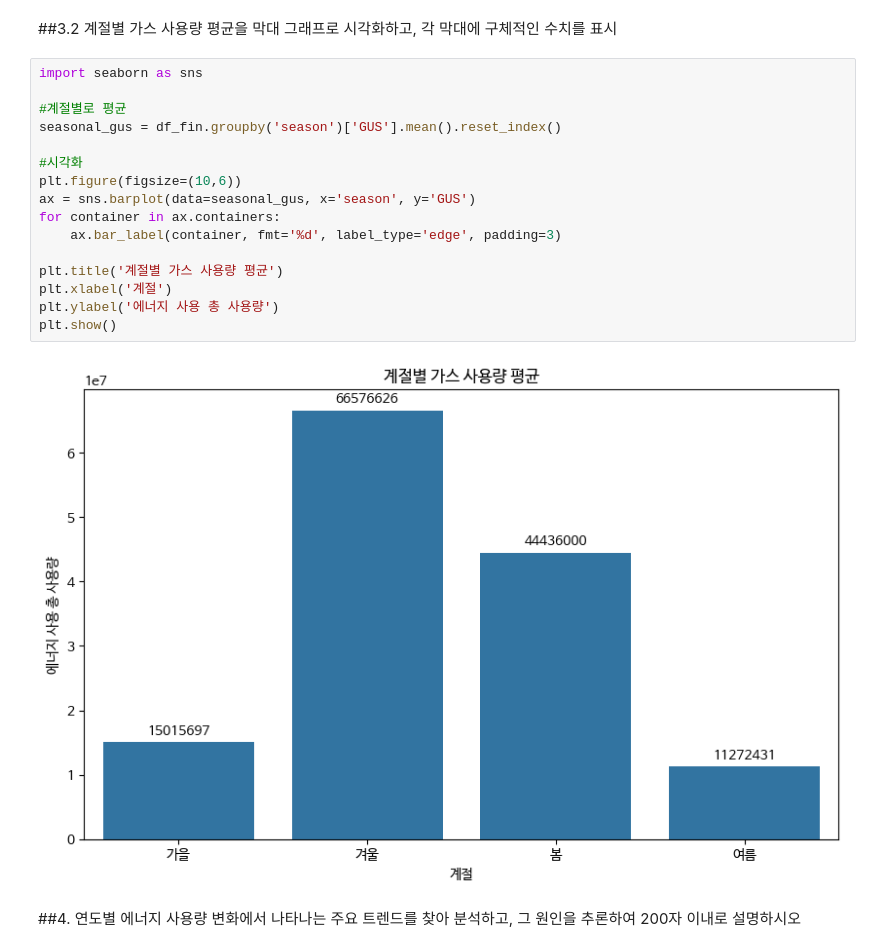
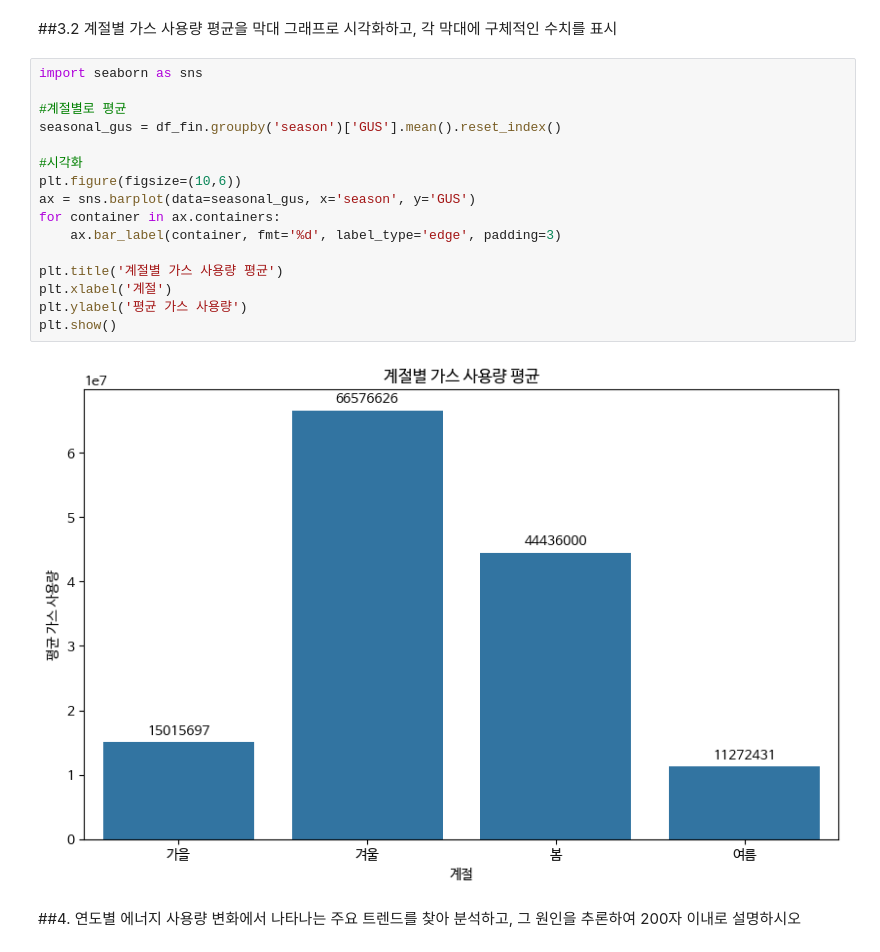
Before and after one commit to geelmens/Data-Analysis-with-Open-Source, a Jupyter notebook: 오픈소스_데이터_분석_4강.ipynb, the cells around one changed output. Saved outputs shown, nothing was run; the diff lists cells and outputs as text.

```diff
--- a/오픈소스_데이터_분석_4강.ipynb
+++ b/오픈소스_데이터_분석_4강.ipynb
@@ -346,21 +347,21 @@ Text(0, 0.5, '에너지 사용 총 사용량')
 # %%
 import seaborn as sns
 
 #계절별로 평균
 seasonal_gus = df_fin.groupby('season')['GUS'].mean().reset_index()
 
 #시각화
 plt.figure(figsize=(10,6))
 ax = sns.barplot(data=seasonal_gus, x='season', y='GUS')
 for container in ax.containers:
     ax.bar_label(container, fmt='%d', label_type='edge', padding=3)
 
 plt.title('계절별 가스 사용량 평균')
 plt.xlabel('계절')
-plt.ylabel('에너지 사용 총 사용량')
+plt.ylabel('평균 가스 사용량')
 plt.show()
 # %% [output]
-[figure, old version]
+[figure, new version]
 # %% [markdown]
 ##4.
 연도별 에너지 사용량 변화에서 나타나는 주요 트렌드를 찾아 분석하고, 그 원인을 추론하여 200자 이내로 설명하시오
```
Also changed, not shown: parts of 2 cells of this notebook.
